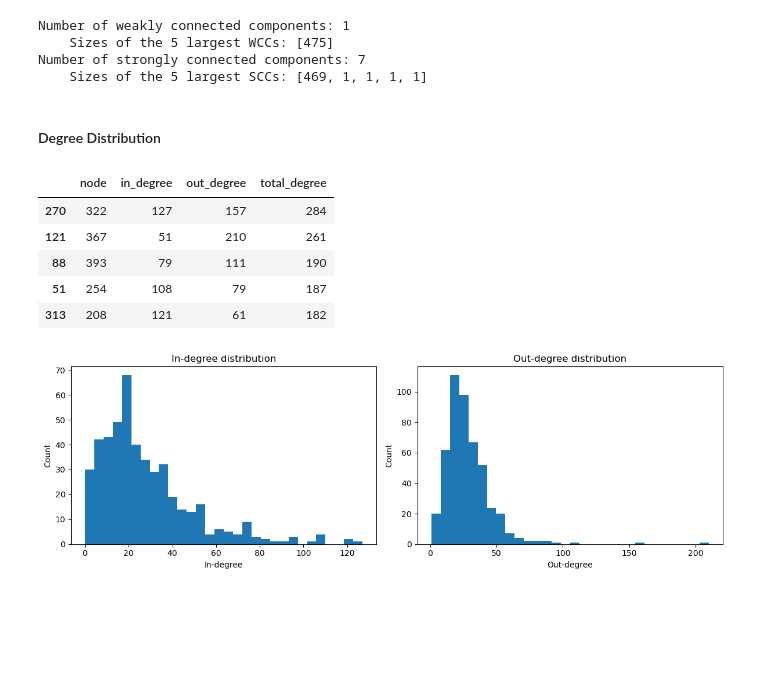
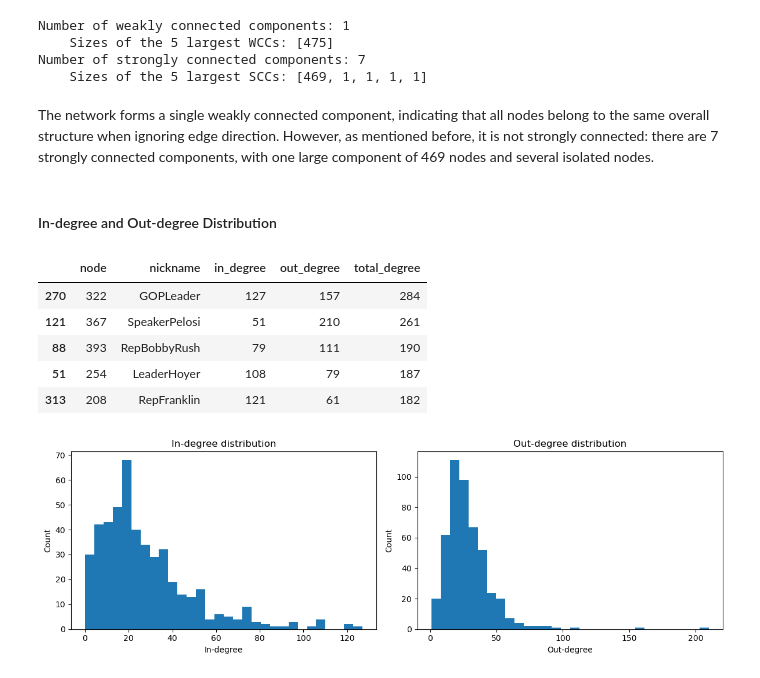
Before and after one commit to leilacielok/network_analysis, a Jupyter notebook: network_analysis.ipynb, the cells around one changed output. Cells and saved outputs as stored; diff of their text form; code cells hidden in the pictures; blank space fills up the shorter version.

Commit message:
comments on the network

```diff
--- a/network_analysis.ipynb
+++ b/network_analysis.ipynb
@@ -227,29 +241,32 @@ Number of weakly connected components: 1
     Sizes of the 5 largest WCCs: [475]
 Number of strongly connected components: 7
     Sizes of the 5 largest SCCs: [469, 1, 1, 1, 1]
+# %% [markdown]
+The network forms a single weakly connected component, indicating that all nodes belong to the same overall structure when ignoring edge direction. However, as mentioned before, it is not strongly connected: there are 7 strongly connected components, with one large component of 469 nodes and several isolated nodes.
 # %% [markdown]
-#### Degree Distribution
+#### In-degree and Out-degree Distribution
 # %%
 # Compute in-degree and out-degree
 in_degrees = dict(G.in_degree())
 out_degrees = dict(G.out_degree())
 
 # Convert to pandas DataFrame for convenience
 deg_df = pd.DataFrame({
     "node": list(G.nodes()),
+    "nickname": [G.nodes[n].get("label", n) for n in G.nodes()],
     "in_degree": [in_degrees[n] for n in G.nodes()],
     "out_degree": [out_degrees[n] for n in G.nodes()]
 })
 deg_df["total_degree"] = deg_df["in_degree"] + deg_df["out_degree"]
 
 deg_df.sort_values("total_degree", ascending=False).head()
 # %% [output]
-|  | node | in_degree | out_degree | total_degree |
-| 270 | 322 | 127 | 157 | 284 |
-| 121 | 367 | 51 | 210 | 261 |
-| 88 | 393 | 79 | 111 | 190 |
-| 51 | 254 | 108 | 79 | 187 |
-| 313 | 208 | 121 | 61 | 182 |
+|  | node | nickname | in_degree | out_degree | total_degree |
+| 270 | 322 | GOPLeader | 127 | 157 | 284 |
+| 121 | 367 | SpeakerPelosi | 51 | 210 | 261 |
+| 88 | 393 | RepBobbyRush | 79 | 111 | 190 |
+| 51 | 254 | LeaderHoyer | 108 | 79 | 187 |
+| 313 | 208 | RepFranklin | 121 | 61 | 182 |
 # %%
 # Plot in-degree and out-degree distributions
 fig, axes = plt.subplots(1, 2, figsize=(12, 4))
```
Also changed, not shown: parts of 20 cells of this notebook.
